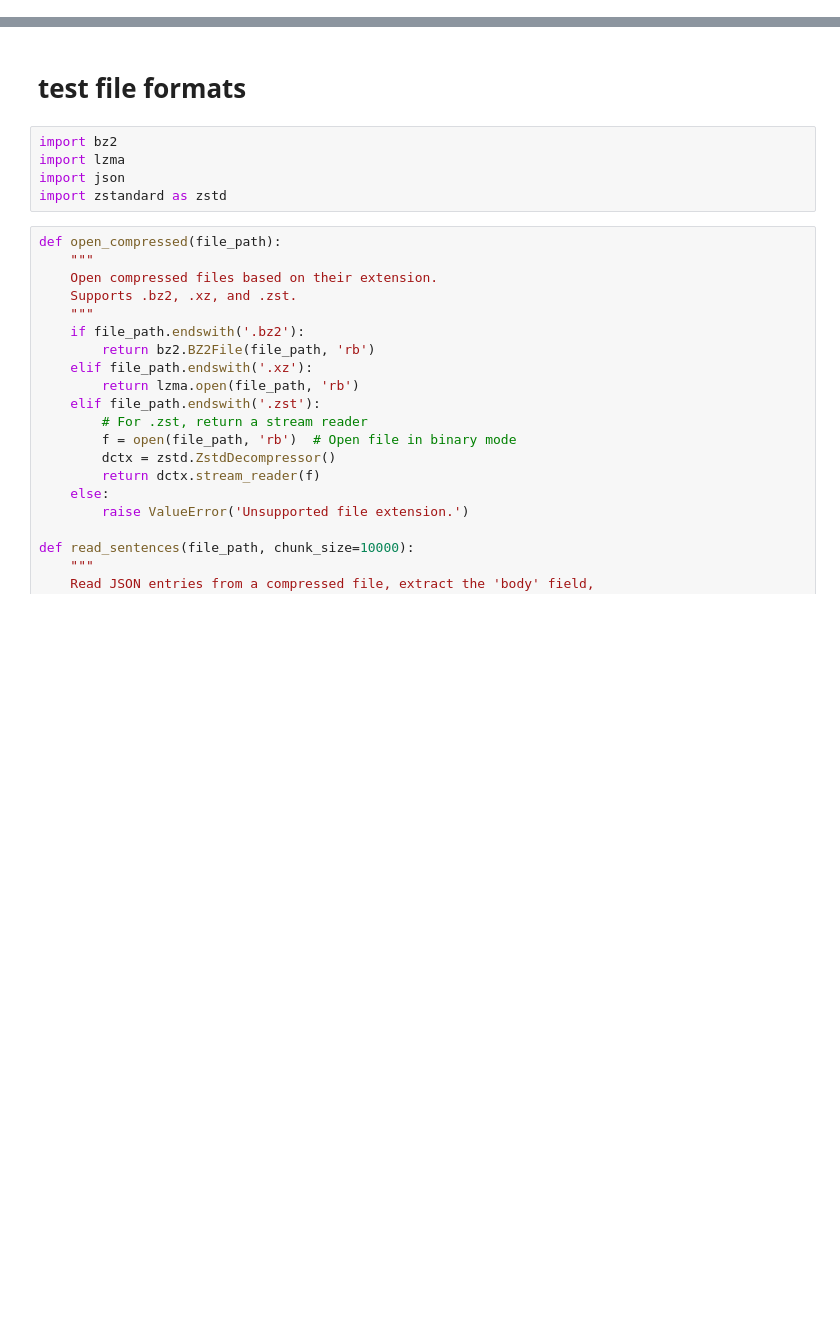
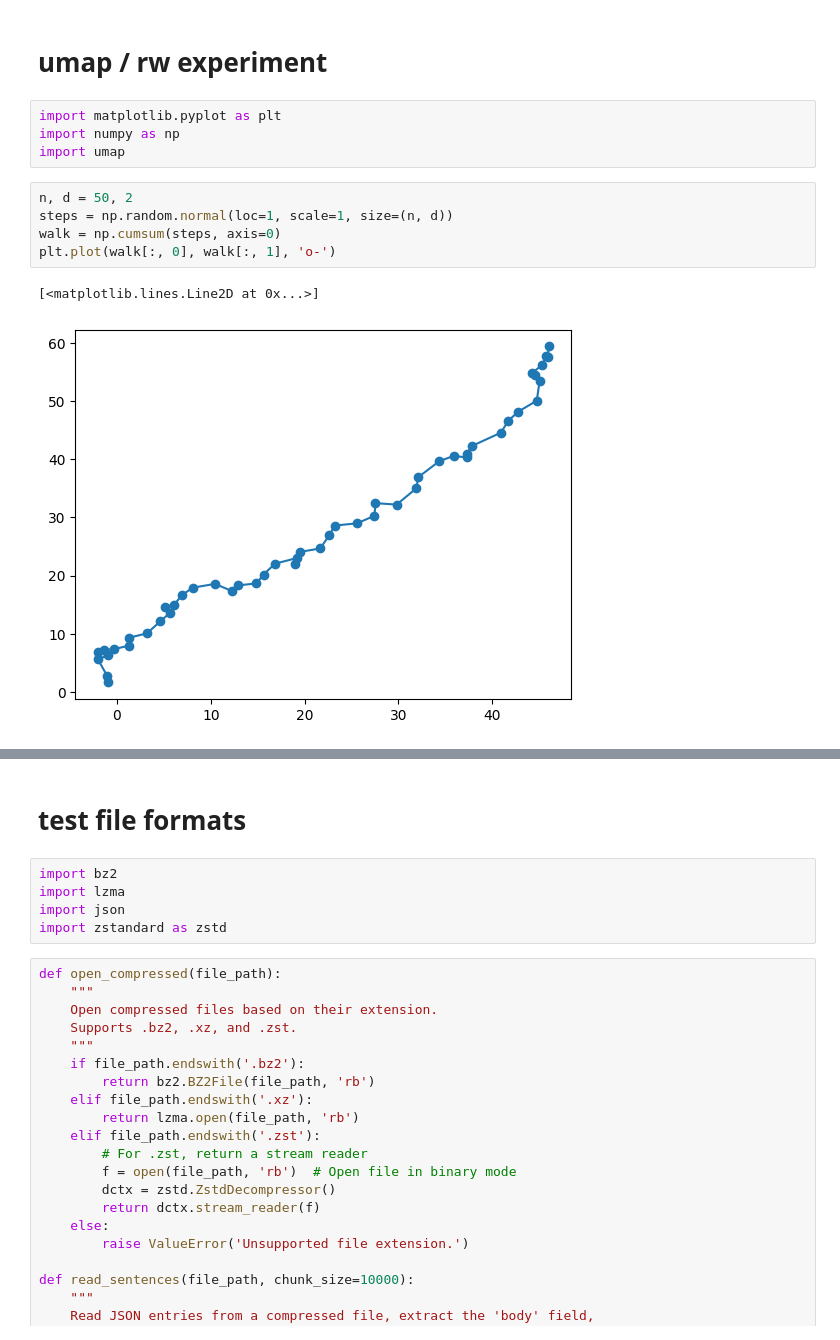
Before and after one commit to stmorse/dtm, a Jupyter notebook: notebooks/sandbox.ipynb, the cells around one changed output, grey strips where cells are left out. Cells and saved outputs as stored; diff of their text form; blank space fills up the shorter version.

```diff
--- a/notebooks/sandbox.ipynb
+++ b/notebooks/sandbox.ipynb
@@ -0,0 +1,14 @@
+# %% [markdown]
+# umap / rw experiment
+# %%
+import matplotlib.pyplot as plt
+import numpy as np
+import umap
+# %%
+n, d = 50, 2
+steps = np.random.normal(loc=1, scale=1, size=(n, d))
+walk = np.cumsum(steps, axis=0)
+plt.plot(walk[:, 0], walk[:, 1], 'o-')
+# %% [output]
+[<matplotlib.lines.Line2D at 0x...>]
+[figure, added]
```
Also changed, not shown: parts of 1 cell of this notebook, 4 other files.
